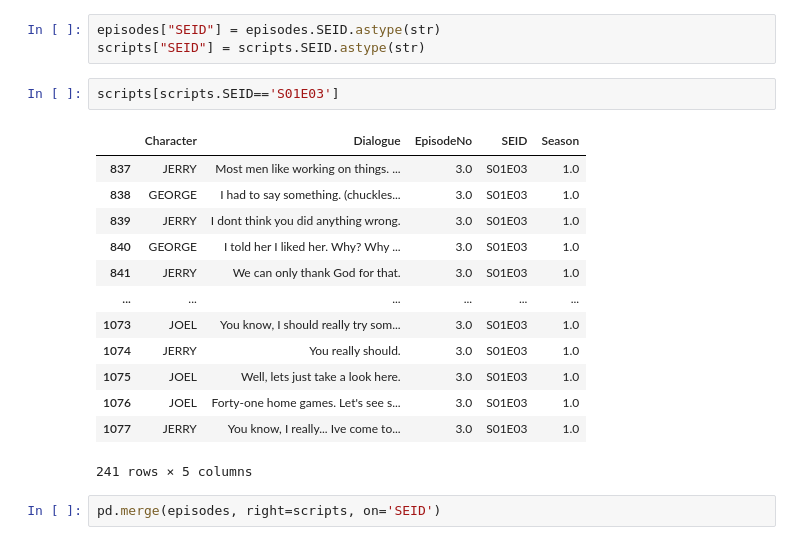
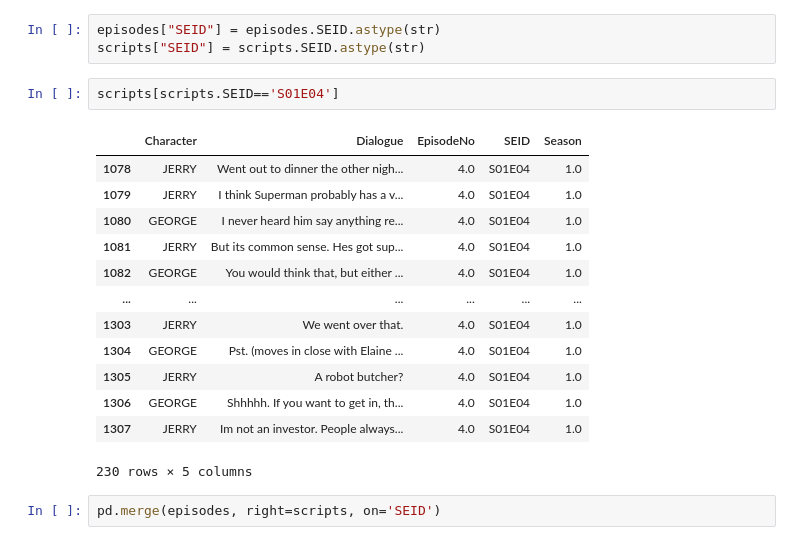
Before and after one commit to kevin-mal-smith/seinfeld, a Jupyter notebook: seinfeld_acquire.ipynb, the cells around one changed output. Saved outputs shown, nothing was run; the diff lists cells and outputs as text.

```diff
--- a/seinfeld_acquire.ipynb
+++ b/seinfeld_acquire.ipynb
@@ -132,21 +132,21 @@ Name: Character, Length: 1214, dtype: int64
 episodes["SEID"] = episodes.SEID.astype(str)
 scripts["SEID"] = scripts.SEID.astype(str)
 # %%
-scripts[scripts.SEID=='S01E03']
+scripts[scripts.SEID=='S01E04']
 # %% [output]
 |  | Character | Dialogue | EpisodeNo | SEID | Season |
-| 837 | JERRY | Most men like working on things. ... | 3.0 | S01E03 | 1.0 |
-| 838 | GEORGE | I had to say something. (chuckles... | 3.0 | S01E03 | 1.0 |
-| 839 | JERRY | I dont think you did anything wrong. | 3.0 | S01E03 | 1.0 |
-| 840 | GEORGE | I told her I liked her. Why? Why ... | 3.0 | S01E03 | 1.0 |
-| 841 | JERRY | We can only thank God for that. | 3.0 | S01E03 | 1.0 |
+| 1078 | JERRY | Went out to dinner the other nigh... | 4.0 | S01E04 | 1.0 |
+| 1079 | JERRY | I think Superman probably has a v... | 4.0 | S01E04 | 1.0 |
+| 1080 | GEORGE | I never heard him say anything re... | 4.0 | S01E04 | 1.0 |
+| 1081 | JERRY | But its common sense. Hes got sup... | 4.0 | S01E04 | 1.0 |
+| 1082 | GEORGE | You would think that, but either ... | 4.0 | S01E04 | 1.0 |
 | ... | ... | ... | ... | ... | ... |
-| 1073 | JOEL | You know, I should really try som... | 3.0 | S01E03 | 1.0 |
-| 1074 | JERRY | You really should. | 3.0 | S01E03 | 1.0 |
-| 1075 | JOEL | Well, lets just take a look here. | 3.0 | S01E03 | 1.0 |
-| 1076 | JOEL | Forty-one home games. Let's see s... | 3.0 | S01E03 | 1.0 |
-| 1077 | JERRY | You know, I really... Ive come to... | 3.0 | S01E03 | 1.0 |
+| 1303 | JERRY | We went over that. | 4.0 | S01E04 | 1.0 |
+| 1304 | GEORGE | Pst. (moves in close with Elaine ... | 4.0 | S01E04 | 1.0 |
+| 1305 | JERRY | A robot butcher? | 4.0 | S01E04 | 1.0 |
+| 1306 | GEORGE | Shhhhh. If you want to get in, th... | 4.0 | S01E04 | 1.0 |
+| 1307 | JERRY | Im not an investor. People always... | 4.0 | S01E04 | 1.0 |
-241 rows × 5 columns
+230 rows × 5 columns
 # %%
 pd.merge(episodes, right=scripts, on='SEID')
 # %% [output]
```
Also changed, not shown: parts of 32 cells of this notebook.
